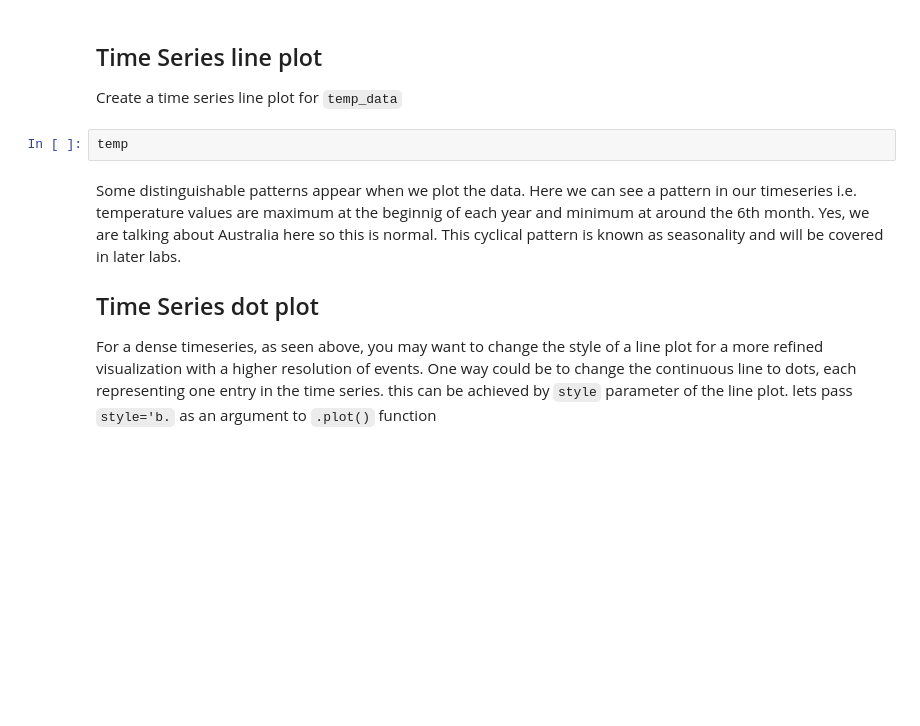
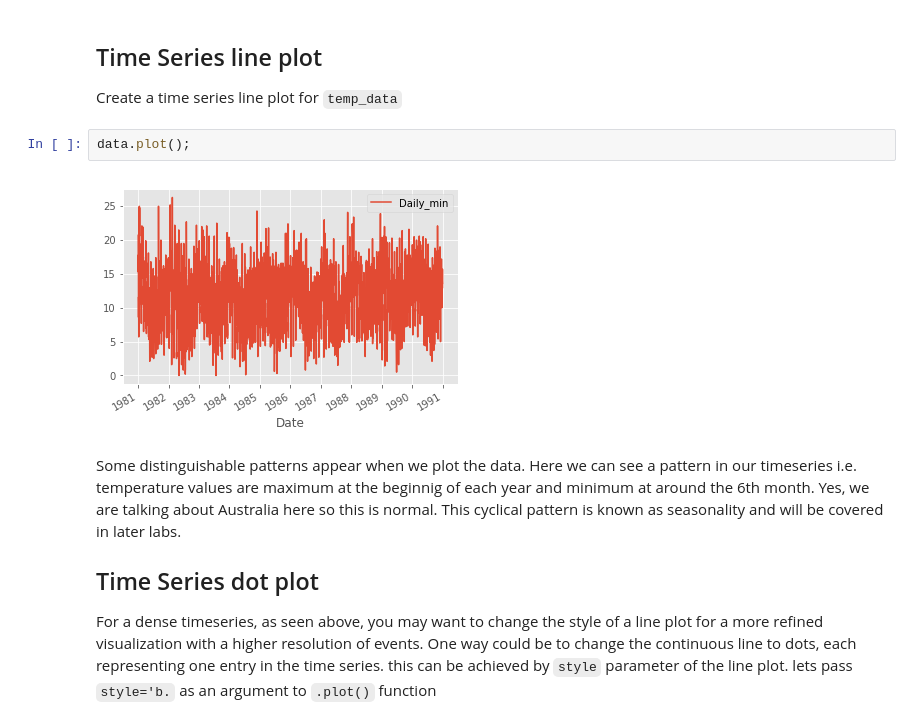
Before and after one commit to danjizquierdo/dsc-3-25-04-visualizing-time-series-data-lab-nyc-ds-career-012819, a Jupyter notebook: index.ipynb, the cells around one changed output. Saved outputs shown, nothing was run; the diff lists cells and outputs as text; blank space fills up the shorter version.

```diff
--- a/index.ipynb
+++ b/index.ipynb
@@ -55,8 +55,10 @@ memory usage: 57.0 KB
 ## Time Series line plot
 
 Create a time series line plot for `temp_data`
-# %%
-temp
+# %%
+data.plot();
+# %% [output]
+[figure, added]
 # %% [markdown]
 Some distinguishable patterns appear when we plot the data. Here we can see a pattern in our timeseries i.e. temperature values are maximum at the beginnig of each year and minimum at around the 6th month. Yes, we are talking about Australia here so this is normal. This cyclical pattern is known as seasonality and will be covered in later labs.
 
```
